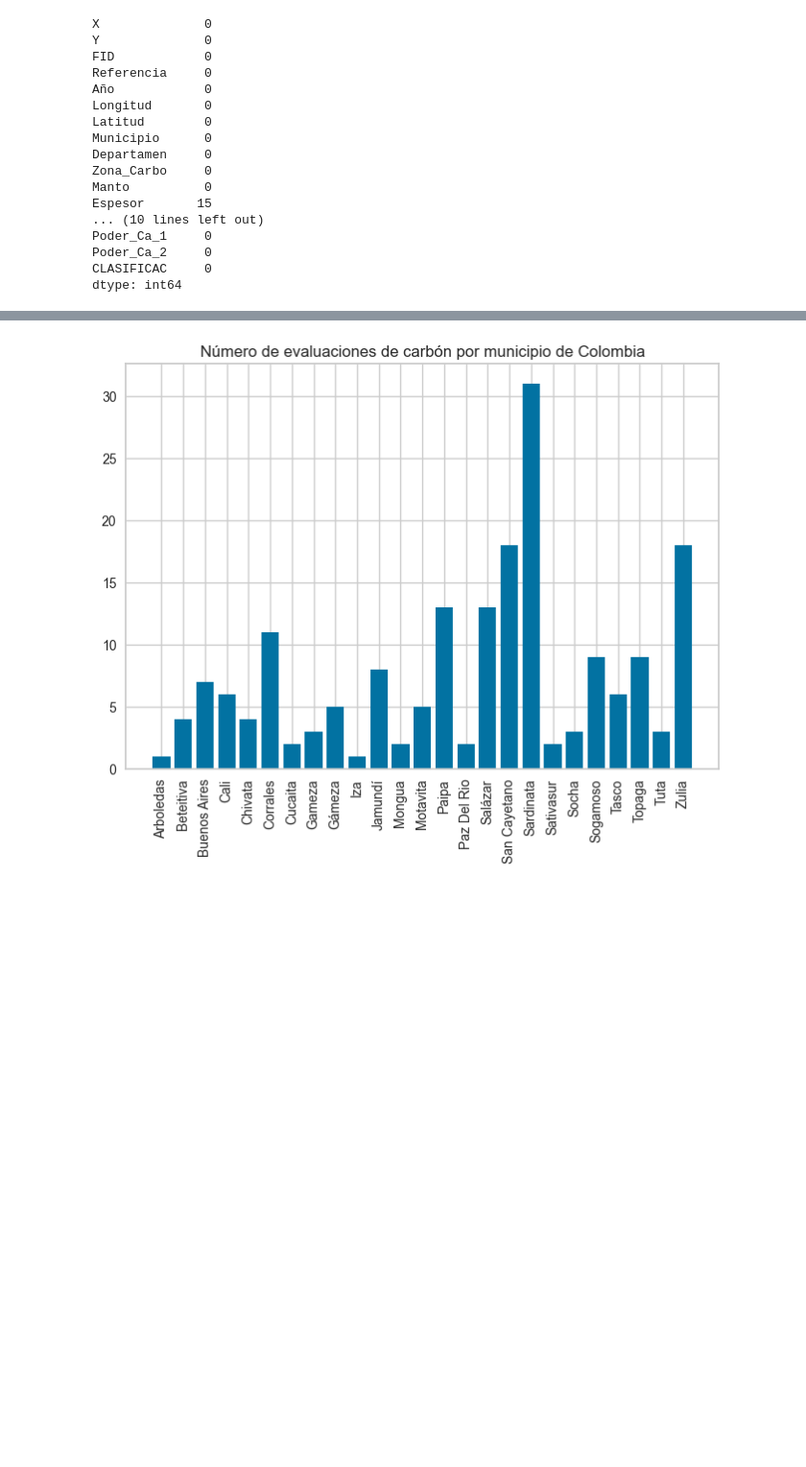
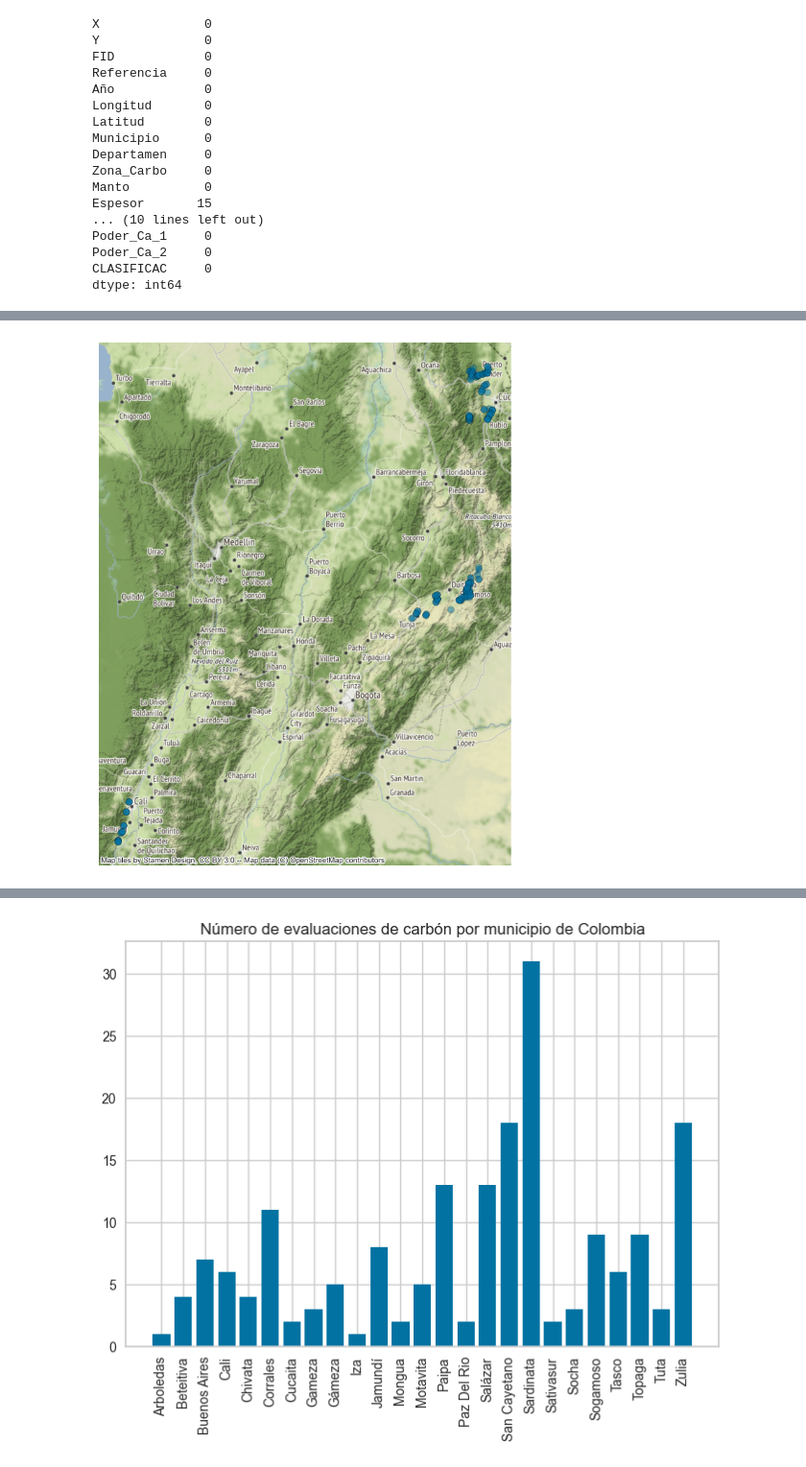
Before and after one commit to CamiloCorredor/Spatial_cluster, a Jupyter notebook: Cluster.ipynb, the cells around one changed output, grey strips where cells are left out. Shown at 96% size. Saved outputs shown, nothing was run; the diff lists cells and outputs as text; code cells hidden in the pictures; blank space fills up the shorter version.

```diff
--- a/Cluster.ipynb
+++ b/Cluster.ipynb
@@ -101,0 +111,9 @@ plt.show()
+# %%
+gdf = gdp.GeoDataFrame(iv, geometry=gdp.points_from_xy(iv.Longitud, iv.Latitud)).set_crs('epsg:4326')
+# %%
+gdf = gdf.to_crs(epsg=3857)
+ax = gdf.plot(figsize=(10, 10), alpha=0.5, edgecolor='k')
+cx.add_basemap(ax)
+ax.set_axis_off()
+# %% [output]
+[figure, added]
```
Also changed, not shown: parts of 22 cells of this notebook.
